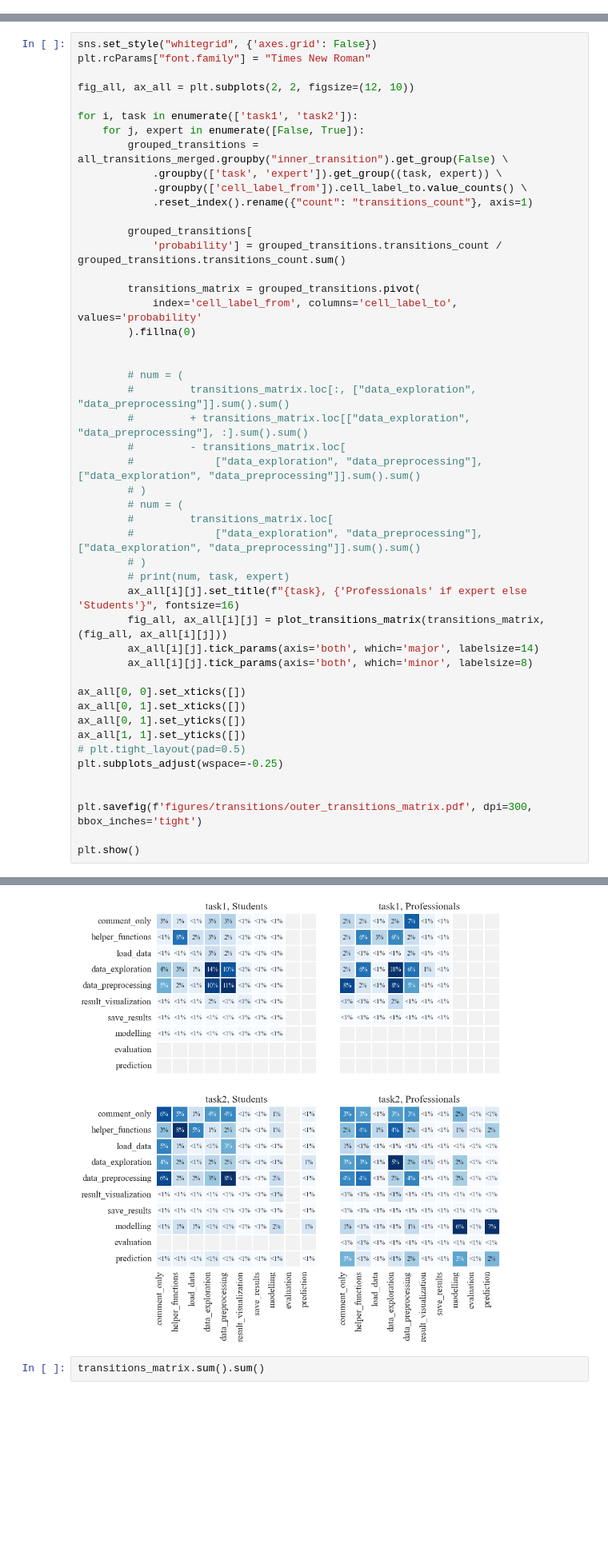
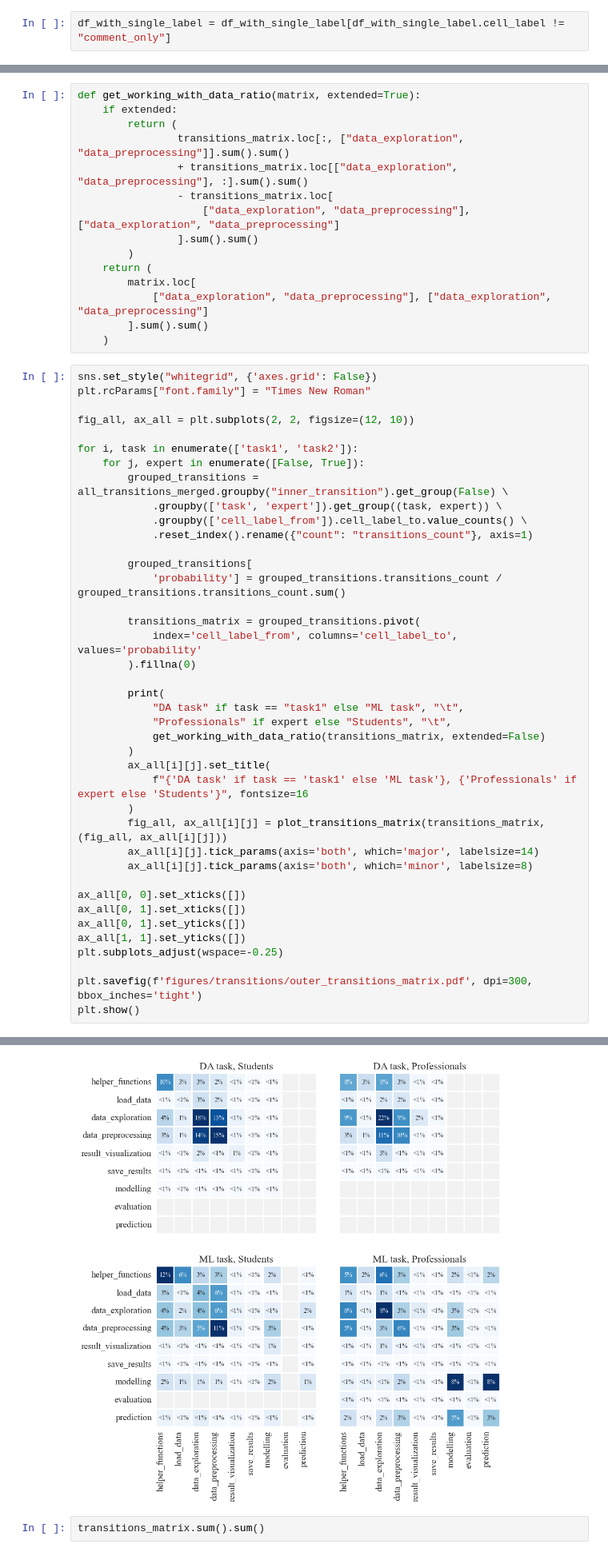
Before and after one commit to konstantgr/jupyter-logs-analysis, a Jupyter notebook: analysis/04-1-workflow-transitions-analysis.ipynb, the cells around one changed output, grey strips where cells are left out. Shown at 80% size. Cells and saved outputs as stored; diff of their text form; blank space fills up the shorter version.

```diff
--- a/analysis/04-1-workflow-transitions-analysis.ipynb
+++ b/analysis/04-1-workflow-transitions-analysis.ipynb
@@ -99,3 +100,5 @@ See the caveats in the documentation: https://pandas.pydata.org/pandas-docs/stab
+# %%
+df_with_single_label = df_with_single_label[df_with_single_label.cell_label != "comment_only"]
 # %%
 processor = TransitionMetrics()
 all_transitions = processor.calculate_metrics(df_with_single_label)
@@ -227,3 +228,18 @@ transitions_matrix
+# %%
+def get_working_with_data_ratio(matrix, extended=True):
+    if extended:
+        return (
+                transitions_matrix.loc[:, ["data_exploration", "data_preprocessing"]].sum().sum()
+                + transitions_matrix.loc[["data_exploration", "data_preprocessing"], :].sum().sum()
+                - transitions_matrix.loc[
+                    ["data_exploration", "data_preprocessing"], ["data_exploration", "data_preprocessing"]
+                ].sum().sum()
+        )
+    return (
+        matrix.loc[
+            ["data_exploration", "data_preprocessing"], ["data_exploration", "data_preprocessing"]
+        ].sum().sum()
+    )
 # %%
 sns.set_style("whitegrid", {'axes.grid': False})
 plt.rcParams["font.family"] = "Times New Roman"
@@ -244,19 +260,14 @@ for i, task in enumerate(['task1', 'task2']):
             index='cell_label_from', columns='cell_label_to', values='probability'
         ).fillna(0)
 
-
-        # num = (
-        #         transitions_matrix.loc[:, ["data_exploration", "data_preprocessing"]].sum().sum()
-        #         + transitions_matrix.loc[["data_exploration", "data_preprocessing"], :].sum().sum()
-        #         - transitions_matrix.loc[
-        #             ["data_exploration", "data_preprocessing"], ["data_exploration", "data_preprocessing"]].sum().sum()
-        # )
-        # num = (
-        #         transitions_matrix.loc[
-        #             ["data_exploration", "data_preprocessing"], ["data_exploration", "data_preprocessing"]].sum().sum()
-        # )
-        # print(num, task, expert)
-        ax_all[i][j].set_title(f"{task}, {'Professionals' if expert else 'Students'}", fontsize=16)
+        print(
+            "DA task" if task == "task1" else "ML task", "\t",
+            "Professionals" if expert else "Students", "\t",
+            get_working_with_data_ratio(transitions_matrix, extended=False)
+        )
+        ax_all[i][j].set_title(
+            f"{'DA task' if task == 'task1' else 'ML task'}, {'Professionals' if expert else 'Students'}", fontsize=16
+        )
         fig_all, ax_all[i][j] = plot_transitions_matrix(transitions_matrix, (fig_all, ax_all[i][j]))
         ax_all[i][j].tick_params(axis='both', which='major', labelsize=14)
         ax_all[i][j].tick_params(axis='both', which='minor', labelsize=8)
@@ -265,11 +276,8 @@ ax_all[0, 0].set_xticks([])
 ax_all[0, 1].set_xticks([])
 ax_all[0, 1].set_yticks([])
 ax_all[1, 1].set_yticks([])
-# plt.tight_layout(pad=0.5)
 plt.subplots_adjust(wspace=-0.25)
 
-
 plt.savefig(f'figures/transitions/outer_transitions_matrix.pdf', dpi=300, bbox_inches='tight')
-
 plt.show()
 # %% [output]
@@ -276,4 +288,4 @@ plt.show()
-[figure, old version]
+[figure, new version]
 # %%
 transitions_matrix.sum().sum()
 # %% [output]
```
Also changed, not shown: parts of 15 cells of this notebook, 19 other files.
